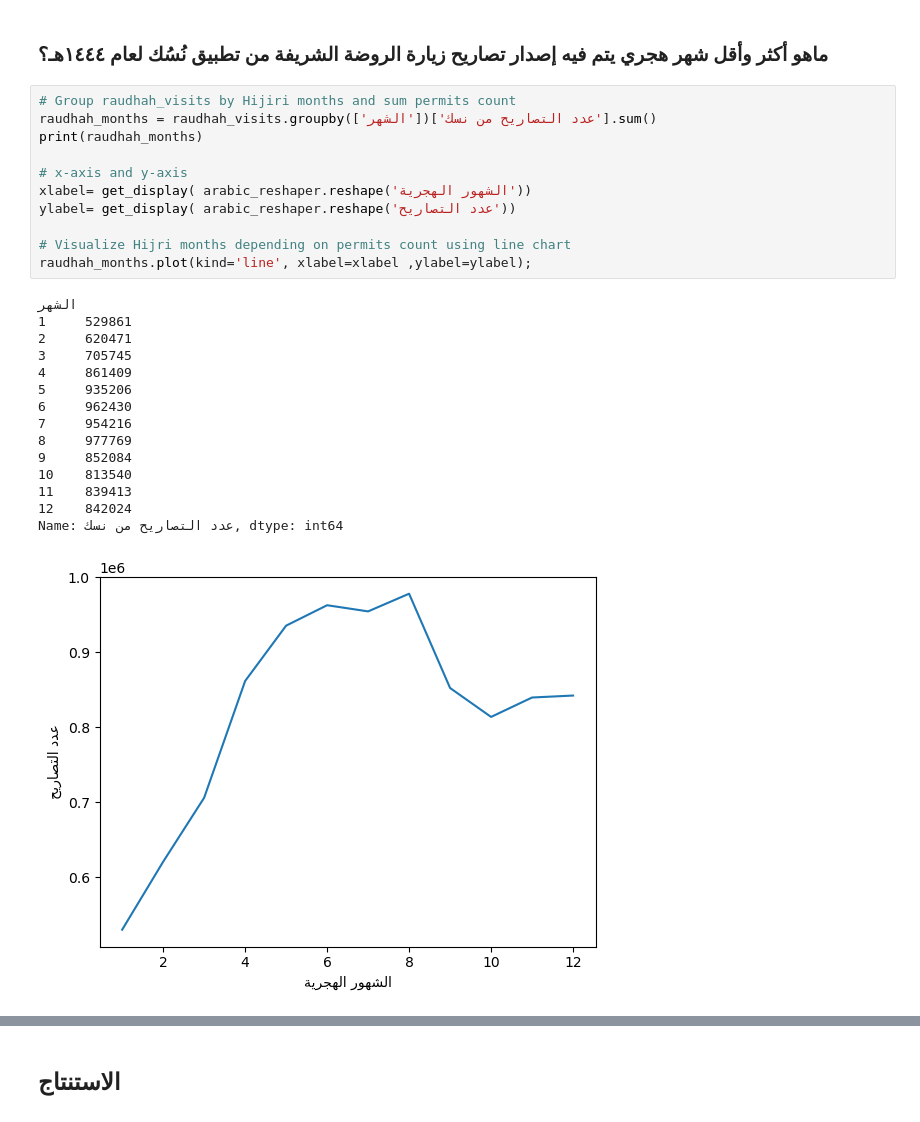
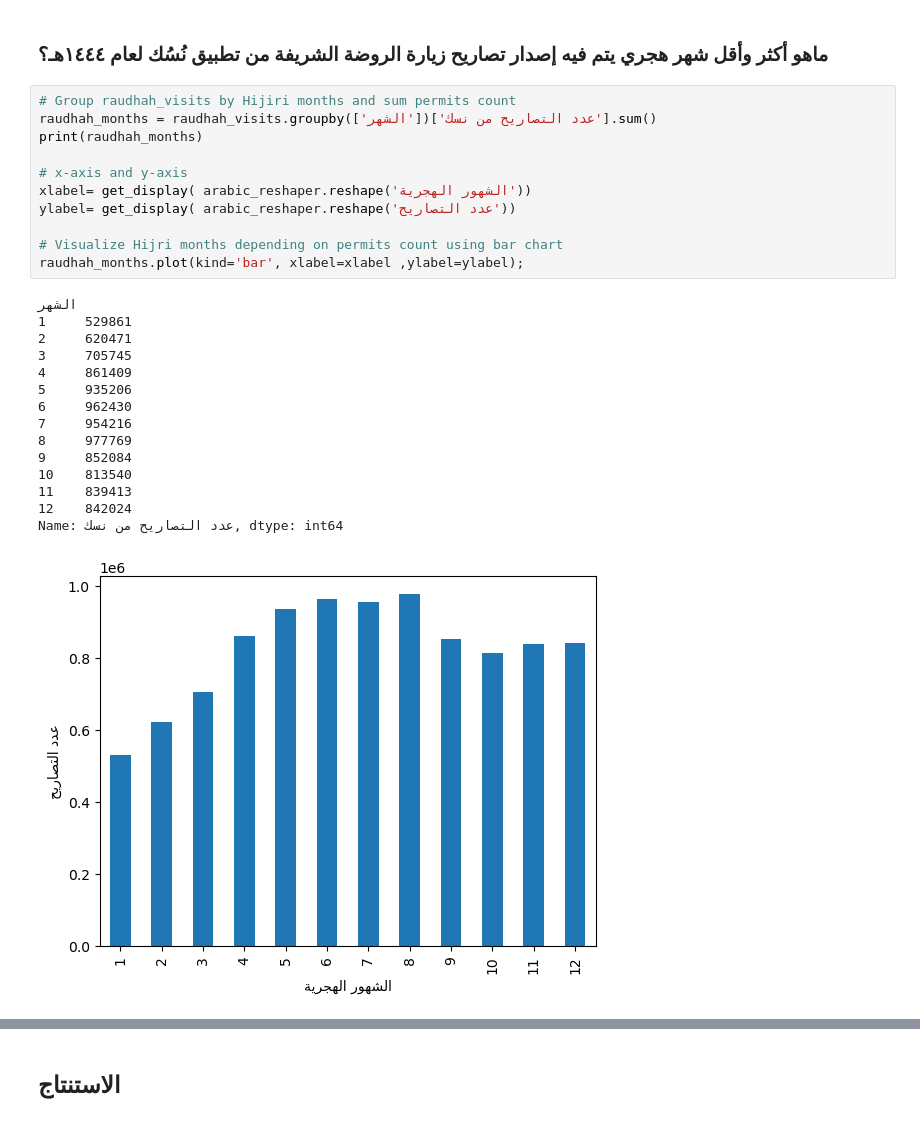
Before and after one commit to TMQ5/My_Projects, a Jupyter notebook: تحليل بيانات الحج والعمرة/تصاريح تطبيق نُسُك/مشروع تحليل بيانات تصاريح تطبيق نُسُك لعام ١٤٤٤ه.ipynb, the cells around one changed output, grey strips where cells are left out. Cells and saved outputs as stored; diff of their text form.

```diff
--- a/تحليل بيانات الحج والعمرة/تصاريح تطبيق نُسُك/مشروع تحليل بيانات تصاريح تطبيق نُسُك لعام ١٤٤٤ه.ipynb
+++ b/تحليل بيانات الحج والعمرة/تصاريح تطبيق نُسُك/مشروع تحليل بيانات تصاريح تطبيق نُسُك لعام ١٤٤٤ه.ipynb
@@ -537,30 +543,30 @@ Name: عدد التصاريح من نسك, dtype: int64
 نلاحظ تساوي نسبة تصاريح زيارة الروضة الشريفة ما بين الرجال والنساء وقد يزيد عدد تصاريح الرجال عن النساء بعدد قليل بما  يقارب ٣٨ ألف (٠.٧٦٪)
 # %% [markdown]
 ### ماهو أكثر وأقل شهر هجري يتم فيه إصدار تصاريح زيارة الروضة الشريفة من تطبيق نُسُك لعام ١٤٤٤هـ؟
-# %%
-# Group raudhah_visits by Hijiri months and sum permits count
-raudhah_months = raudhah_visits.groupby(['الشهر'])['عدد التصاريح من نسك'].sum()
-print(raudhah_months)
-
-# x-axis and y-axis
-xlabel= get_display( arabic_reshaper.reshape('الشهور الهجرية'))
-ylabel= get_display( arabic_reshaper.reshape('عدد التصاريح'))
-
-# Visualize Hijri months depending on permits count using line chart
-raudhah_months.plot(kind='line', xlabel=xlabel ,ylabel=ylabel);
-# %% [output]
-الشهر
-1     529861
-2     620471
-3     705745
-4     861409
-5     935206
-6     962430
-7     954216
-8     977769
-9     852084
-10    813540
-11    839413
-12    842024
-Name: عدد التصاريح من نسك, dtype: int64
-[figure, removed]
+# %%
+# Group raudhah_visits by Hijiri months and sum permits count
+raudhah_months = raudhah_visits.groupby(['الشهر'])['عدد التصاريح من نسك'].sum()
+print(raudhah_months)
+
+# x-axis and y-axis
+xlabel= get_display( arabic_reshaper.reshape('الشهور الهجرية'))
+ylabel= get_display( arabic_reshaper.reshape('عدد التصاريح'))
+
+# Visualize Hijri months depending on permits count using bar chart
+raudhah_months.plot(kind='bar', xlabel=xlabel ,ylabel=ylabel);
+# %% [output]
+الشهر
+1     529861
+2     620471
+3     705745
+4     861409
+5     935206
+6     962430
+7     954216
+8     977769
+9     852084
+10    813540
+11    839413
+12    842024
+Name: عدد التصاريح من نسك, dtype: int64
+[figure, added]
```
Also changed, not shown: parts of 9 cells of this notebook.
